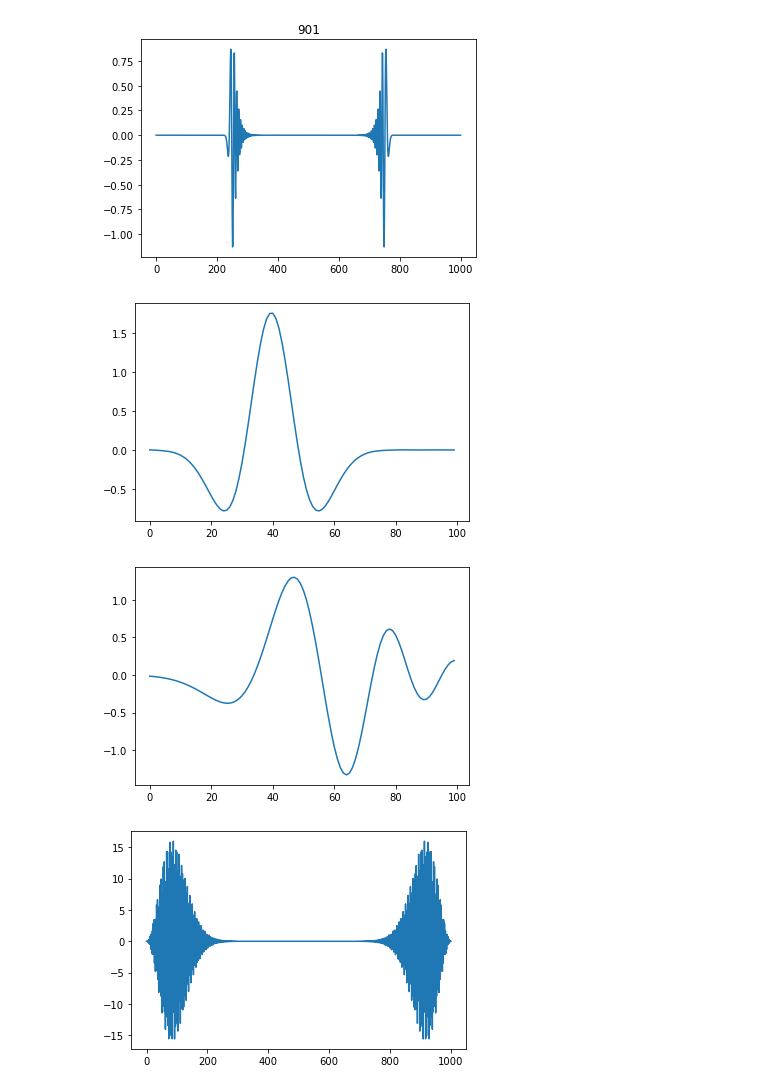
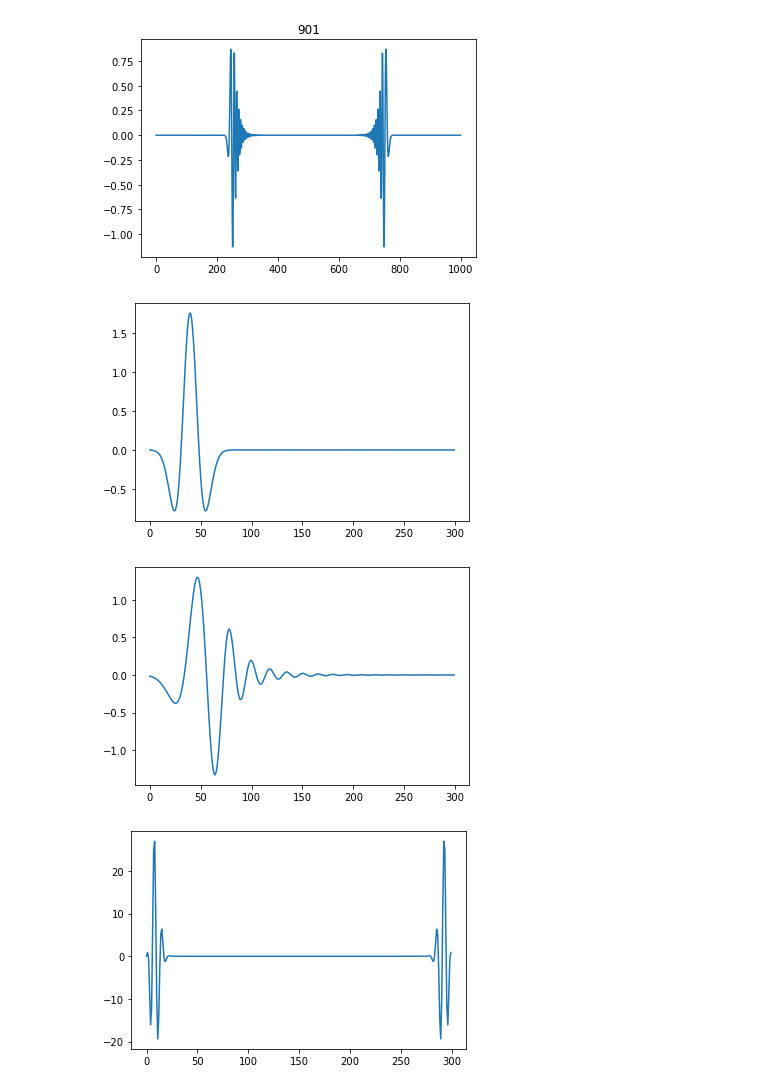
Before and after one commit to WaoBiu/TImeDispersion, a Jupyter notebook: 1D_test_npml.ipynb, the cells around one changed output. Saved outputs shown, nothing was run; the diff lists cells and outputs as text; code cells hidden in the pictures.

```diff
--- a/1D_test_npml.ipynb
+++ b/1D_test_npml.ipynb
@@ -108,19 +108,19 @@ for tk, tt in enumerate(t_array):
 # %%
 # a = np.where(v[500,:]!=0)
 # plt.plot(v[500,a[0][0]:a[0][0]+100])
-plt.plot(v[500,0:100])
+plt.plot(v[500,0:300])
 plt.show()
 # %% [output]
-[figure, old version]
+[figure, new version]
 # %%
-plt.plot(v[600,int((100*dz)/(c*dt)):int((100*dz)/(c*dt))+100])
+plt.plot(v[600,int((100*dz)/(c*dt)):int((100*dz)/(c*dt))+300])
 plt.show()
 # %% [output]
-[figure, old version]
+[figure, new version]
 # %%
-result_500 = np.fft.fft(v[:,500])
+result_500 = np.fft.fft(v[500,0:300])
 plt.plot(result_500.real)
 plt.show()
 # %% [output]
-[figure, old version]
+[figure, new version]
 # %%
```
Also changed, not shown: parts of 12 cells of this notebook, 8 other files.
